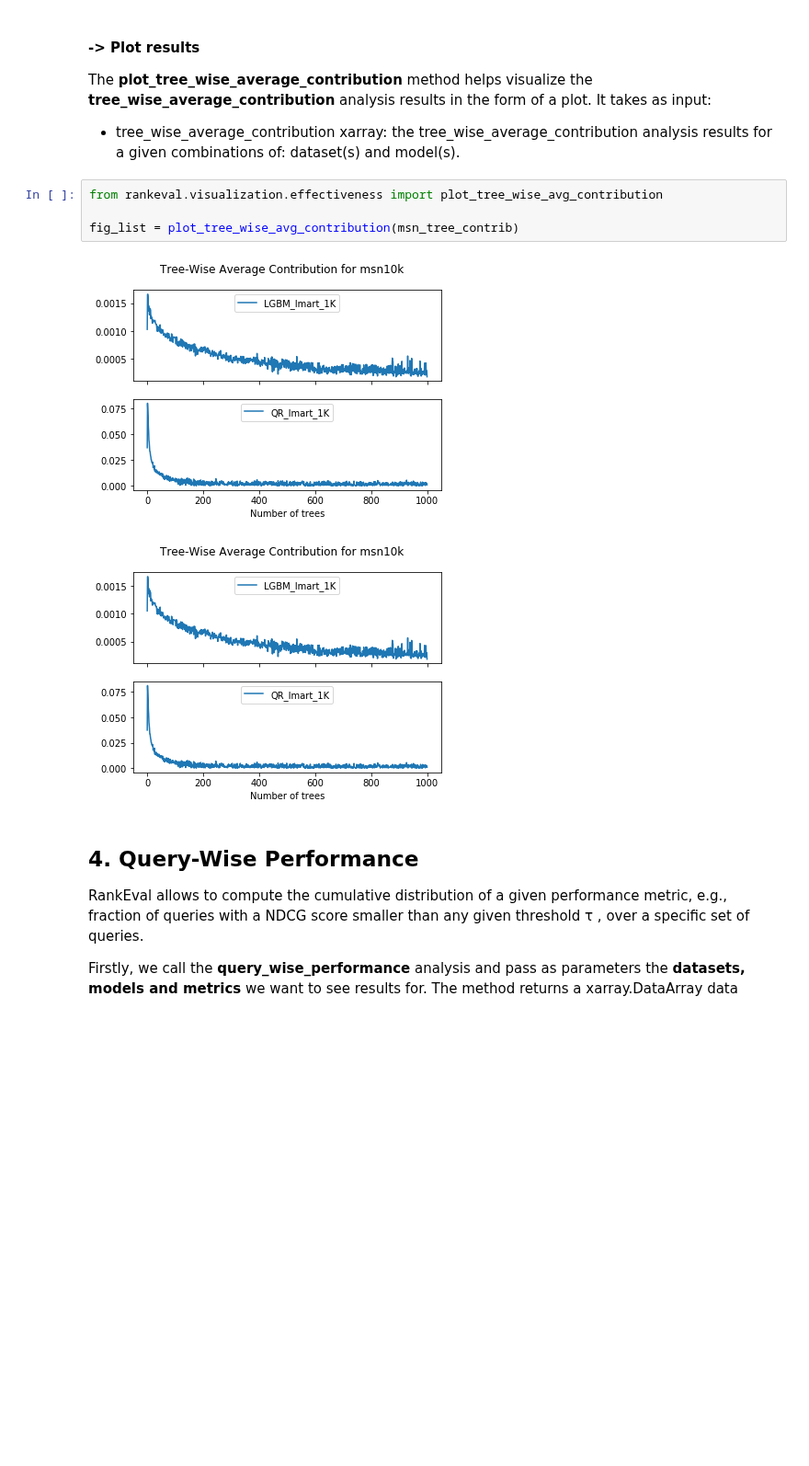
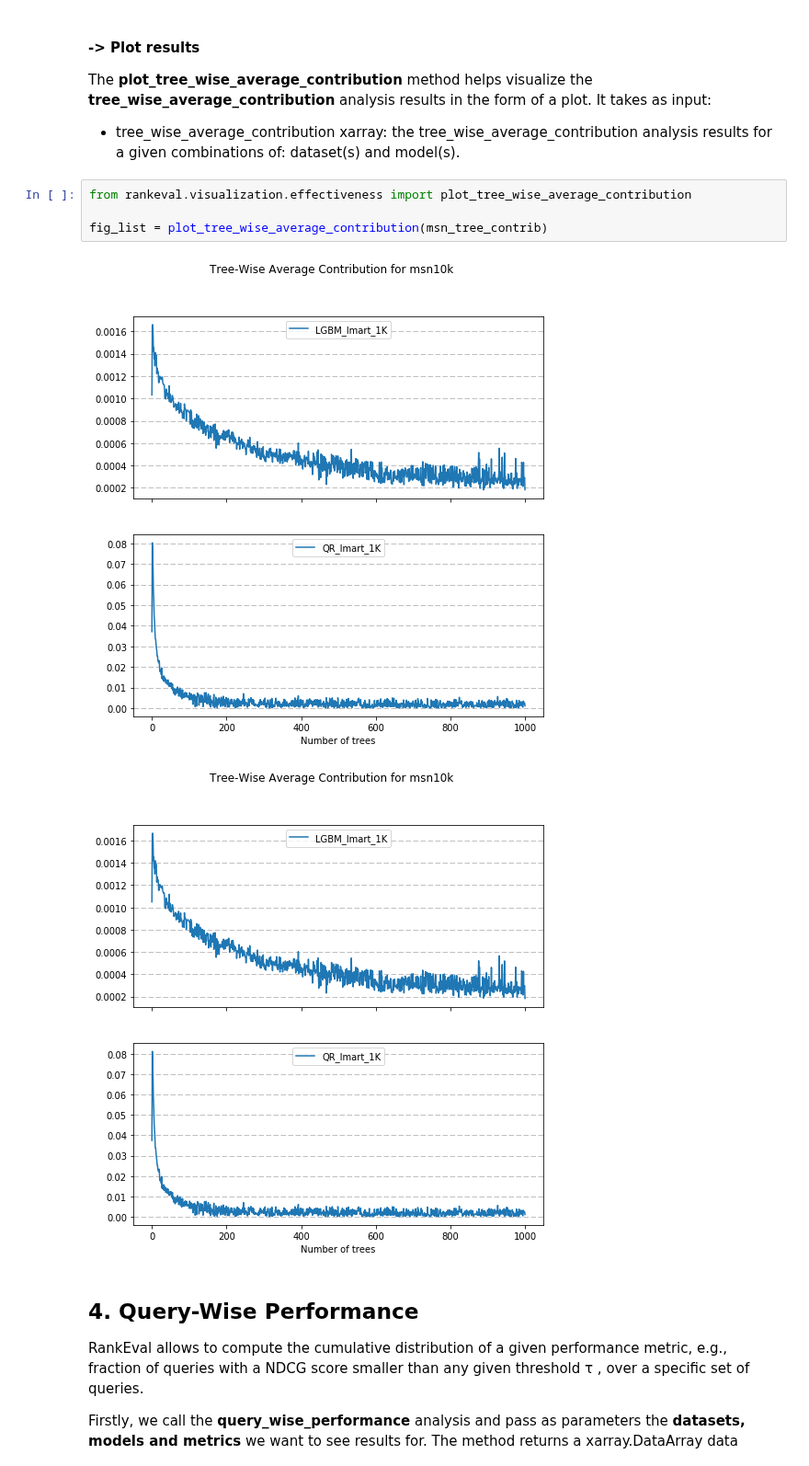
Before and after one commit to hpclab/rankeval, a Jupyter notebook: notebooks/RankEval - Effectiveness Analysis.ipynb, the cells around one changed output. Shown at 92% size. Drawn from its saved outputs; the diff is of its cells as text; blank space fills up the shorter version.

```diff
--- a/notebooks/RankEval - Effectiveness Analysis.ipynb
+++ b/notebooks/RankEval - Effectiveness Analysis.ipynb
@@ -247,12 +241,12 @@ Coordinates:
 The **plot_tree_wise_average_contribution** method helps visualize the **tree_wise_average_contribution** analysis results in the form of a plot. It takes as input:
  - tree_wise_average_contribution xarray: the tree_wise_average_contribution analysis results for a given combinations of: dataset(s) and model(s).
 # %%
-from rankeval.visualization.effectiveness import plot_tree_wise_avg_contribution
+from rankeval.visualization.effectiveness import plot_tree_wise_average_contribution
 
-fig_list = plot_tree_wise_avg_contribution(msn_tree_contrib)
+fig_list = plot_tree_wise_average_contribution(msn_tree_contrib)
 # %% [output]
-[figure, old version]
+[figure, new version]
-[figure, old version]
+[figure, new version]
 # %% [markdown]
 ## 4. Query-Wise Performance
 
```
Also changed, not shown: parts of 5 cells of this notebook, 1 other file.
